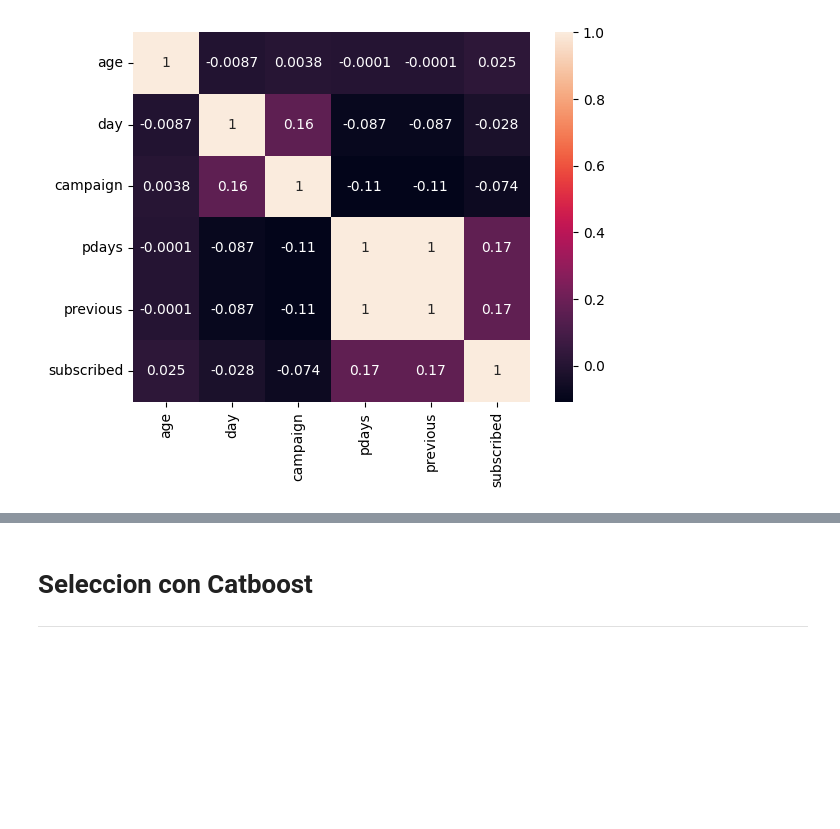
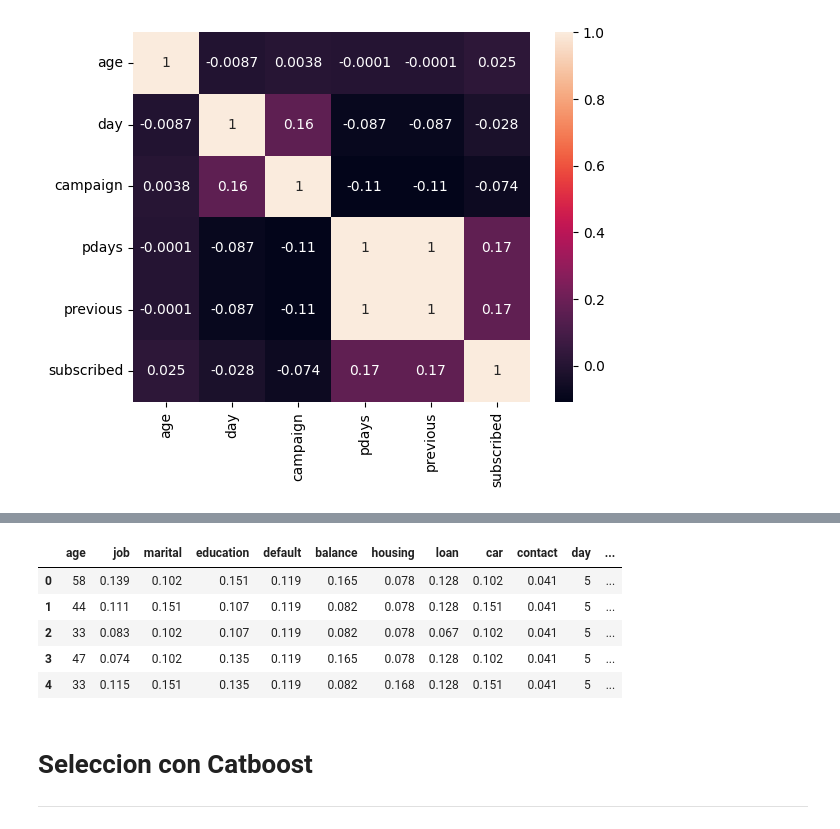
Before and after one commit to mariol-lamas/PFG-UNAV-G4, a Jupyter notebook: Src/var_selection/var_selection.ipynb, the cells around one changed output, grey strips where cells are left out. Cells and saved outputs as stored; diff of their text form; code cells hidden in the pictures; blank space fills up the shorter version.

```diff
--- a/Src/var_selection/var_selection.ipynb
+++ b/Src/var_selection/var_selection.ipynb
@@ -93,3 +104,12 @@ ids_cat=[id for id,col in enumerate(data_cleaned.columns) if col in cat_cols]
 
 for cl in data_cleaned_cat_num.select_dtypes(include=['O','category']).columns:
     cat_to_num(cl,'subscribed',data_cleaned_cat_num)
+# %%
+data_cleaned_cat_num.head()
+# %% [output]
+|  | age | job | marital | education | default | balance | housing | loan | car | contact | day | ... |
+| 0 | 58 | 0.139 | 0.102 | 0.151 | 0.119 | 0.165 | 0.078 | 0.128 | 0.102 | 0.041 | 5 | ... |
+| 1 | 44 | 0.111 | 0.151 | 0.107 | 0.119 | 0.082 | 0.078 | 0.128 | 0.151 | 0.041 | 5 | ... |
+| 2 | 33 | 0.083 | 0.102 | 0.107 | 0.119 | 0.082 | 0.078 | 0.067 | 0.102 | 0.041 | 5 | ... |
+| 3 | 47 | 0.074 | 0.102 | 0.135 | 0.119 | 0.165 | 0.078 | 0.128 | 0.102 | 0.041 | 5 | ... |
+| 4 | 33 | 0.115 | 0.151 | 0.135 | 0.119 | 0.082 | 0.168 | 0.128 | 0.151 | 0.041 | 5 | ... |
```
Also changed, not shown: parts of 11 cells of this notebook, 4 other files.
